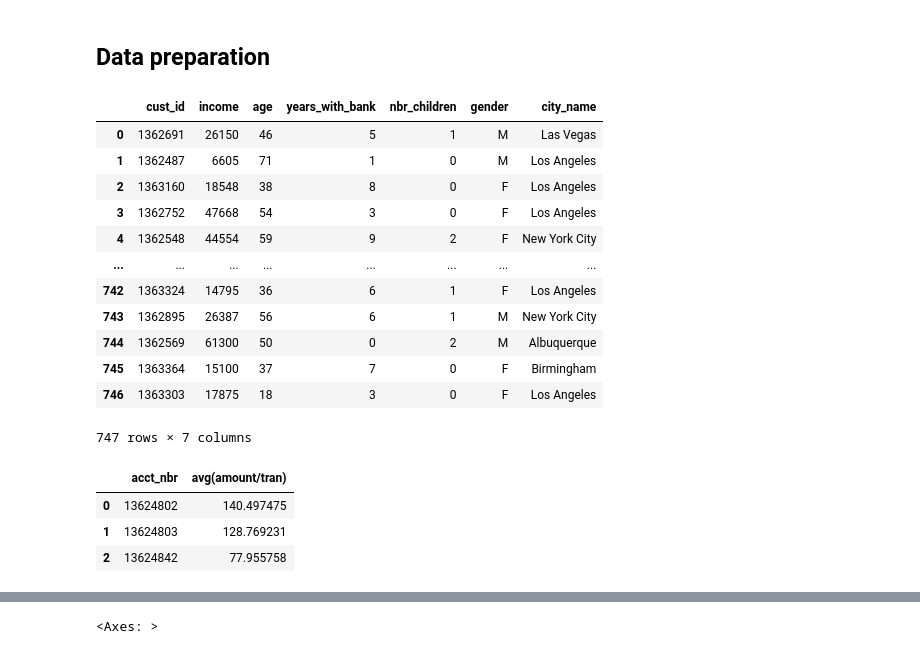
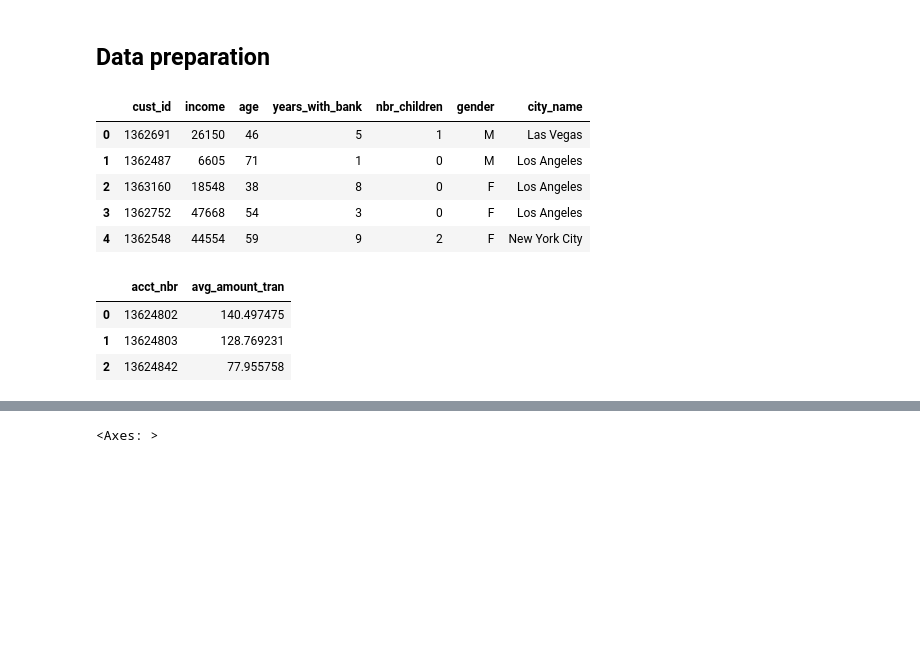
Before and after one commit to tombra1984/LHL-ClusteringProject, a Jupyter notebook: data_wrangling.ipynb, the cells around one changed output, grey strips where cells are left out. Cells and saved outputs as stored; diff of their text form; code cells hidden in the pictures; blank space fills up the shorter version.

```diff
--- a/data_wrangling.ipynb
+++ b/data_wrangling.ipynb
@@ -8,33 +8,27 @@ import seaborn as sns
 # %%
-customers = pd.read_csv("./Data/twm_customer.csv", sep = ";")
-customers = customers[['cust_id', 'income', 'age', 'years_with_bank', 'nbr_children', 'gender', 'city_name']]
+customers = pd.read_csv("C:/Users/ander/LightHouseNotes/mini-project-III/Data/twm_customer.csv", sep = ";")
+customers = customers.loc[:,'cust_id':'gender'].join(customers['city_name'])
 customers['city_name'] = customers['city_name'].str.strip()
-customers
+
+customers.head(5)
 # %% [output]
 |  | cust_id | income | age | years_with_bank | nbr_children | gender | city_name |
 | 0 | 1362691 | 26150 | 46 | 5 | 1 | M | Las Vegas |
 | 1 | 1362487 | 6605 | 71 | 1 | 0 | M | Los Angeles |
 | 2 | 1363160 | 18548 | 38 | 8 | 0 | F | Los Angeles |
 | 3 | 1362752 | 47668 | 54 | 3 | 0 | F | Los Angeles |
 | 4 | 1362548 | 44554 | 59 | 9 | 2 | F | New York City |
-| ... | ... | ... | ... | ... | ... | ... | ... |
-| 742 | 1363324 | 14795 | 36 | 6 | 1 | F | Los Angeles |
-| 743 | 1362895 | 26387 | 56 | 6 | 1 | M | New York City |
-| 744 | 1362569 | 61300 | 50 | 0 | 2 | M | Albuquerque |
-| 745 | 1363364 | 15100 | 37 | 7 | 0 | F | Birmingham |
-| 746 | 1363303 | 17875 | 18 | 3 | 0 | F | Los Angeles |
-747 rows × 7 columns
 # %%
 #average amount per transaction
-transactions = pd.read_csv("./Data/twm_transactions.csv", sep = ";")
+transactions = pd.read_csv("C:/Users/ander/LightHouseNotes/mini-project-III/Data/twm_transactions.csv", sep = ";")
 transactions['tran_amt'] = abs(transactions['tran_amt'])
 transactions = transactions.groupby('acct_nbr').agg({'principal_amt': 'count', 'tran_amt': 'sum'}).reset_index()
-transactions['avg(amount/tran)'] = transactions['tran_amt']/transactions['principal_amt']
+transactions['avg_amount_tran'] = transactions['tran_amt']/transactions['principal_amt']
 transactions = transactions.drop(columns=['principal_amt','tran_amt'])
 
 transactions.head(3)
 # %% [output]
-|  | acct_nbr | avg(amount/tran) |
+|  | acct_nbr | avg_amount_tran |
 | 0 | 13624802 | 140.497475 |
 | 1 | 13624803 | 128.769231 |
 | 2 | 13624842 | 77.955758 |
```
Also changed, not shown: parts of 8 cells of this notebook.
